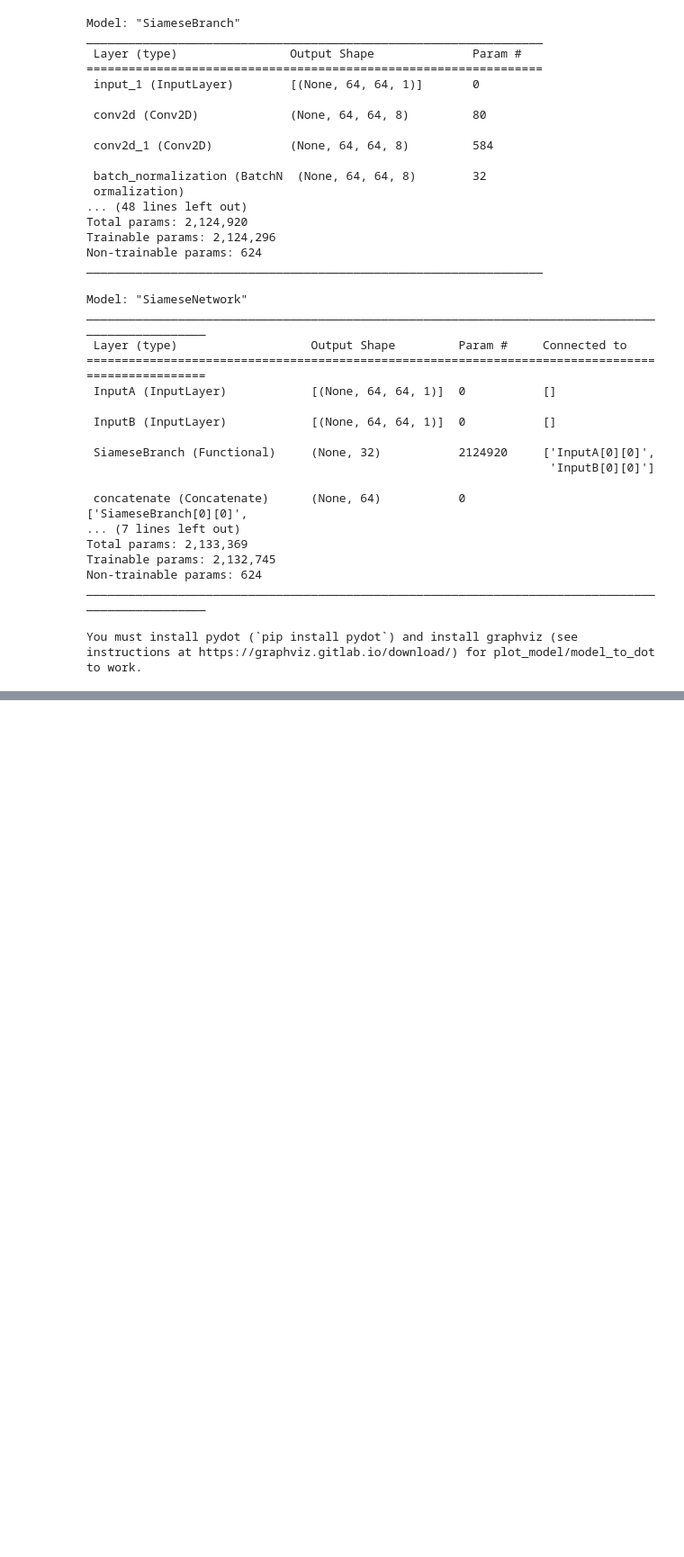
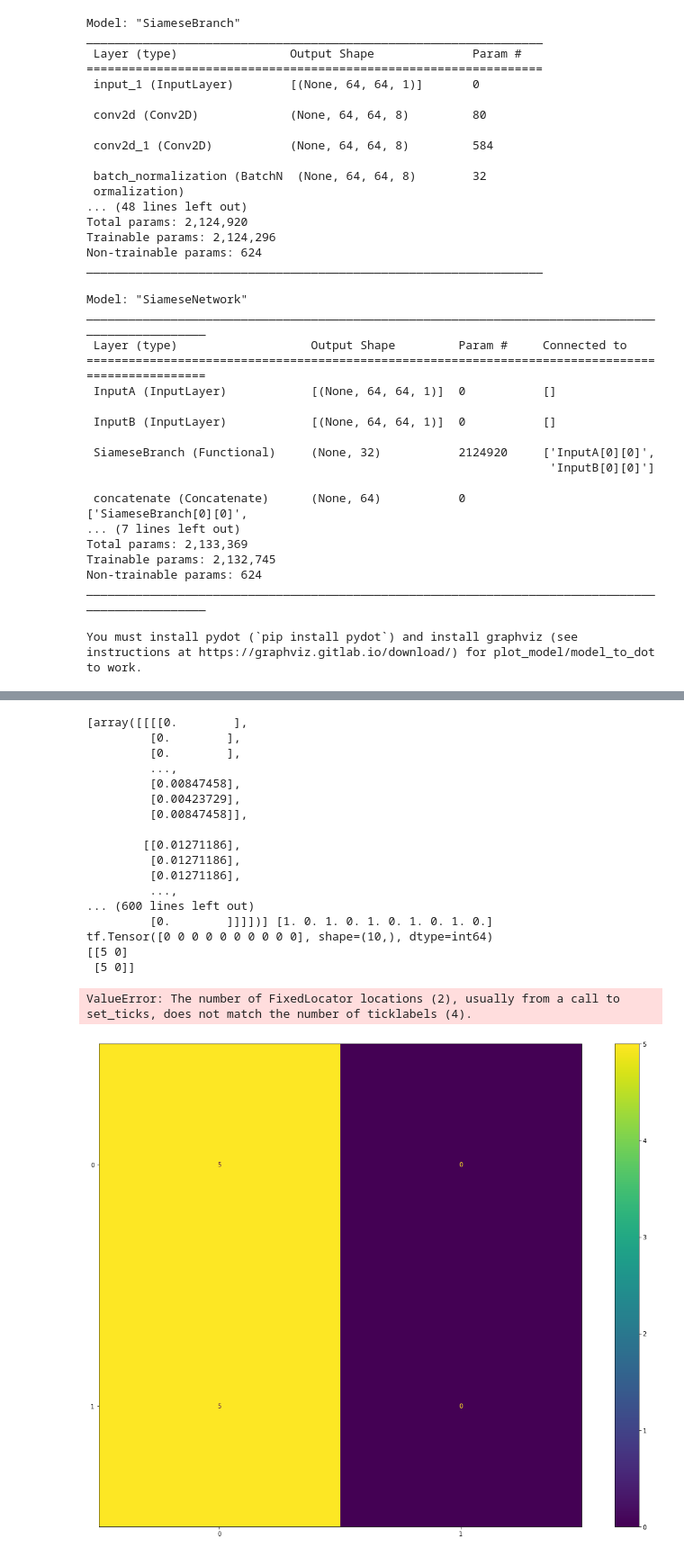
Before and after one commit to Shahak-Kuba/CAB420_Group, a Jupyter notebook: Siamese_Tumor_Classifier.ipynb, the cells around one changed output, grey strips where cells are left out. Shown: that part at 90% size. Drawn from its saved outputs; the diff is of its cells as text; code cells hidden in the pictures; blank space fills up the shorter version.

```diff
--- a/Siamese_Tumor_Classifier.ipynb
+++ b/Siamese_Tumor_Classifier.ipynb
@@ -252,0 +257,38 @@ plt.show()
+# %%
+x, y = GetSiameseData(test, test_y, 10)
+print(x, y)
+
+fig = plt.figure(figsize=[18, 6])
+pred = siamese_network.predict(x)
+indexes = tf.argmax(pred, axis=1)
+print(indexes)
+cm = confusion_matrix(y, indexes)
+print(cm)
+
+ax = fig.add_subplot(1, 1, 1)
+labels = ['No Tumour', 'Glioma', 'Meningioma', 'Pituitary']
+c = ConfusionMatrixDisplay(cm, display_labels=labels)
+c.plot(ax = ax)
+ax.set_title('Testing data confusion matrix')
+
+print(classification_report(siamese_test_y, indexes))
+# %% [output]
+[array([[[[0.        ],
+         [0.        ],
+         [0.        ],
+         ...,
+         [0.00847458],
+         [0.00423729],
+         [0.00847458]],
+
+        [[0.01271186],
+         [0.01271186],
+         [0.01271186],
+         ...,
+... (600 lines left out)
+         [0.        ]]]])] [1. 0. 1. 0. 1. 0. 1. 0. 1. 0.]
+tf.Tensor([0 0 0 0 0 0 0 0 0 0], shape=(10,), dtype=int64)
+[[5 0]
+ [5 0]]
+ValueError: The number of FixedLocator locations (2), usually from a call to set_ticks, does not match the number of ticklabels (4).
+[figure, added]
```
Also changed, not shown: parts of 7 cells of this notebook, 9 other files.
